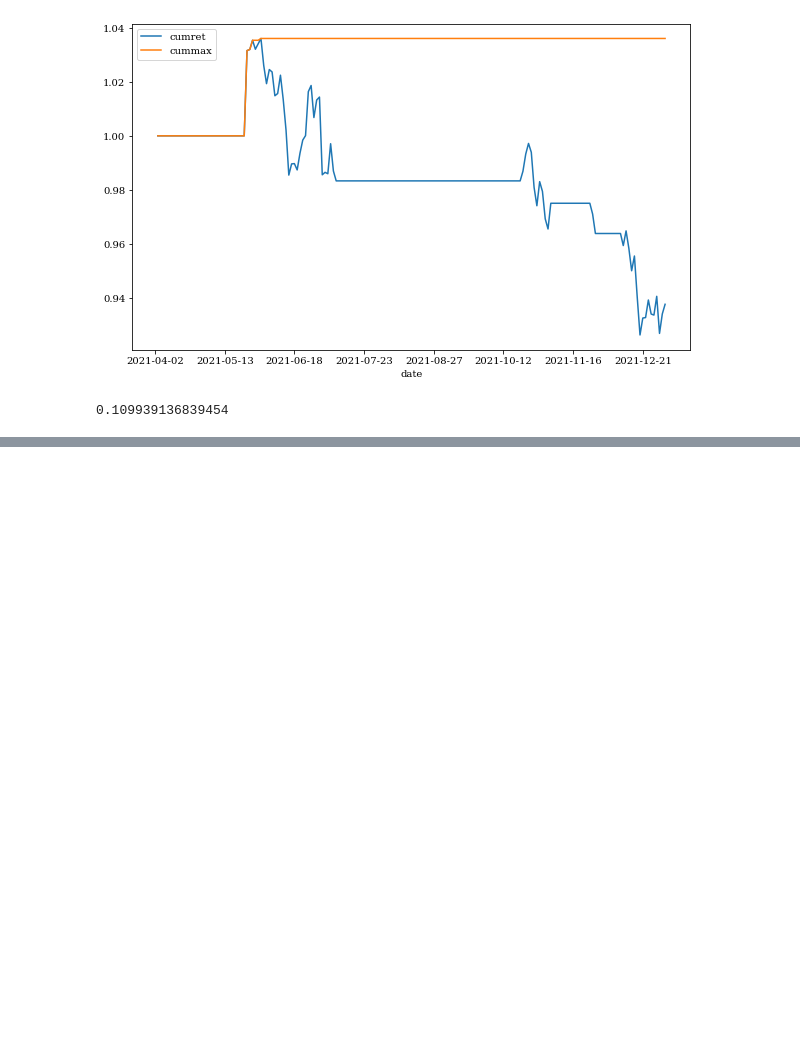
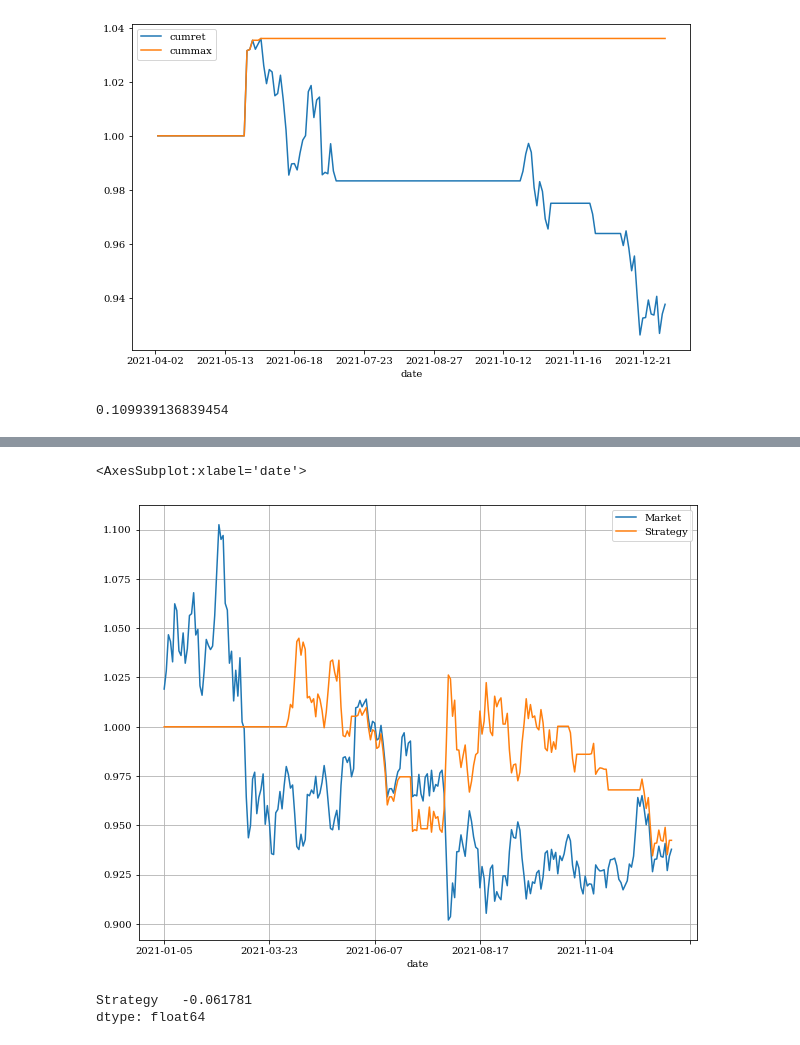
Before and after one commit to NorthSeaPark/Forever_Exist, a Jupyter notebook: Quant Strategies/移动平均及双均线模型SMA.ipynb, the cells around one changed output, grey strips where cells are left out. Drawn from its saved outputs; the diff is of its cells as text; code cells hidden in the pictures; blank space fills up the shorter version.

```diff
--- a/Quant Strategies/移动平均及双均线模型SMA.ipynb
+++ b/Quant Strategies/移动平均及双均线模型SMA.ipynb
@@ -316,0 +307,10 @@ dtype: float64
+# %%
+hs300[['Market','Strategy']].dropna().cumsum().apply(np.exp).plot(grid=True, figsize = (10,8))
+# %% [output]
+<AxesSubplot:xlabel='date'>
+[figure, added]
+# %%
+hs300[['Strategy']].mean()*252
+# %% [output]
+Strategy   -0.061781
+dtype: float64
```
Also changed, not shown: parts of 26 cells of this notebook.
